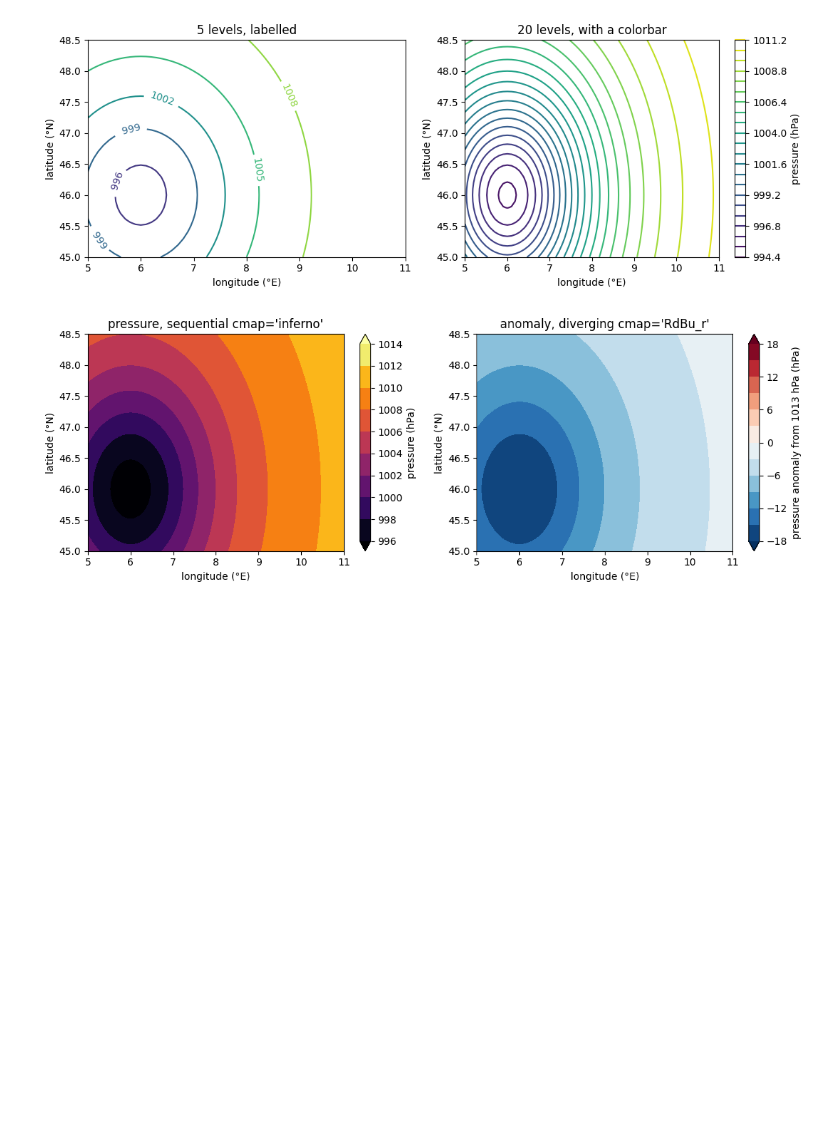
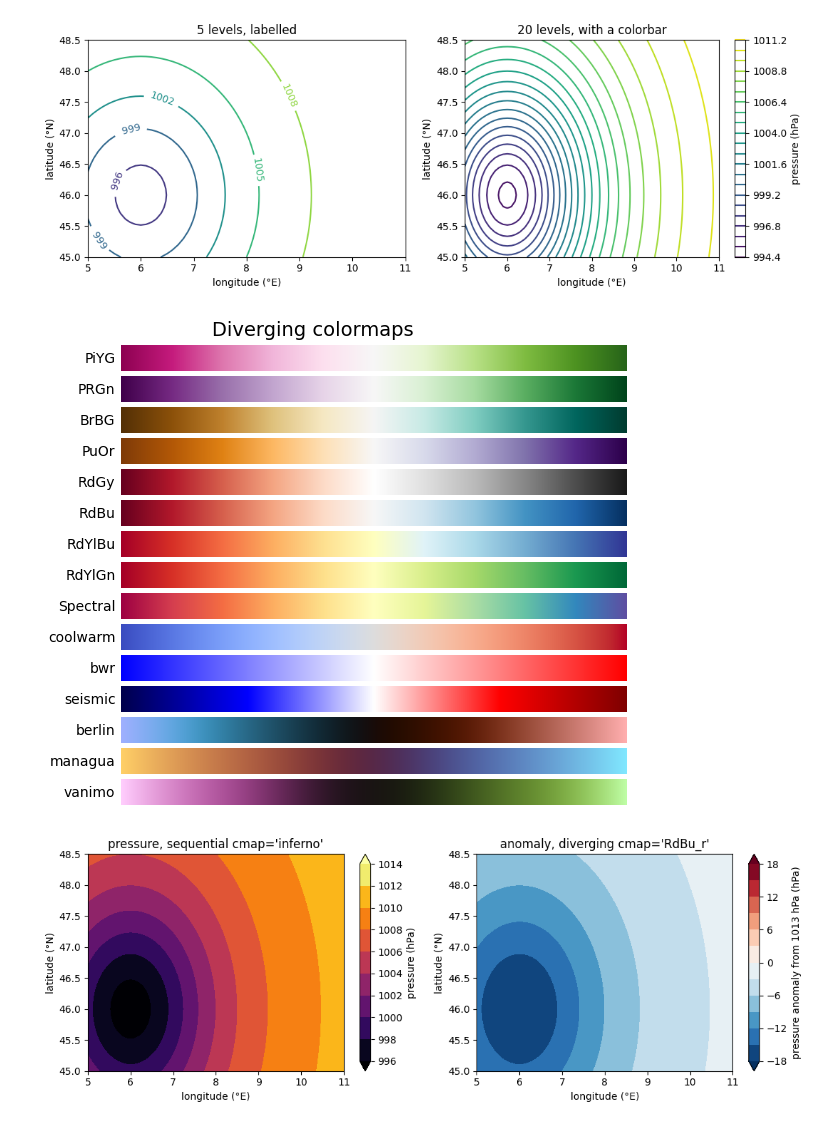
Before and after one commit to LucaSchaerz/2025_Intro_Python, a Jupyter notebook: live/part-I/1.4-matplotlib-and-xarray.ipynb, the cells around one changed output. Saved outputs shown, nothing was run; the diff lists cells and outputs as text; code cells hidden in the pictures; blank space fills up the shorter version.

```diff
--- a/live/part-I/1.4-matplotlib-and-xarray.ipynb
+++ b/live/part-I/1.4-matplotlib-and-xarray.ipynb
@@ -597,6 +597,32 @@ plt.tight_layout()
 plt.show()
 # %% [output]
 [figure]
+# %%
+import matplotlib.pyplot as plt
+import matplotlib as mpl
+import numpy as np
+
+gradient = np.vstack((np.linspace(0, 1, 256),) * 2)
+
+cmap_list = ['PiYG', 'PRGn', 'BrBG', 'PuOr', 'RdGy', 'RdBu', 'RdYlBu',
+             'RdYlGn', 'Spectral', 'coolwarm', 'bwr', 'seismic',
+             'berlin', 'managua', 'vanimo']
+
+fig, axs = plt.subplots(nrows=len(cmap_list), figsize=(6.4, 5))
+fig.suptitle('Diverging colormaps', fontsize=14)
+
+for ax, name in zip(axs, cmap_list):
+    ax.imshow(gradient, aspect='auto', cmap=mpl.colormaps[name])
+    ax.text(-0.01, 0.5, name, va='center', ha='right', fontsize=10,
+            transform=ax.transAxes)
+    ax.set_axis_off()
+
+fig.subplots_adjust(left=0.2, right=0.99, top=0.93, bottom=0.01)
+plt.show()
+
+# https://matplotlib.org/stable/users/explain/colors/colormaps.html
+# %% [output]
+[figure, added]
 # %%
 clevels = np.arange(996, 1015, 2)
 anomaly_levels = np.arange(-18, 19, 3)    # symmetric about zero, so white falls on 1013 hPa
```
Also changed, not shown: parts of 12 cells of this notebook.
